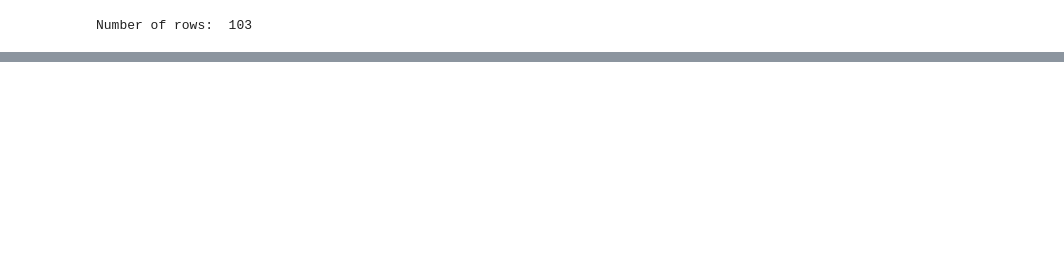
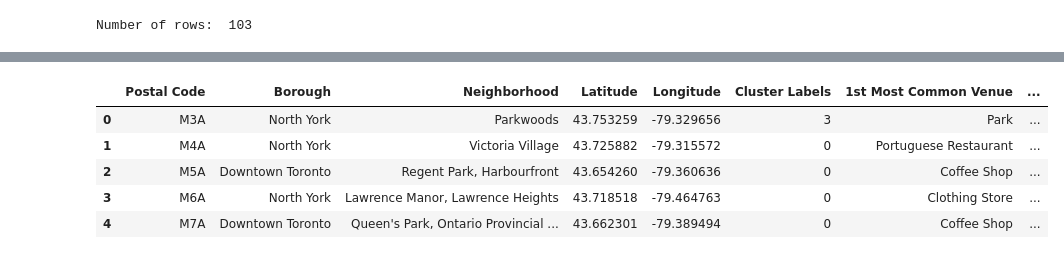
Before and after one commit to shahabsh92/Coursera_Capstone, a Jupyter notebook: Capstone_Week3.ipynb, the cells around one changed output, grey strips where cells are left out. Saved outputs shown, nothing was run; the diff lists cells and outputs as text; code cells hidden in the pictures; blank space fills up the shorter version.

```diff
--- a/Capstone_Week3.ipynb
+++ b/Capstone_Week3.ipynb
@@ -62,0 +265,19 @@ Number of rows:  103
+# %%
+num_top_venues = 10
+
+indicators = ['st', 'nd', 'rd']
+columns = ['Neighborhood']
+for ind in np.arange(num_top_venues):
+    try:
+        columns.append('{}{} Most Common Venue'.format(ind+1, indicators[ind]))
+    except:
+        columns.append('{}th Most Common Venue'.format(ind+1))
+
+# create a new dataframe
+neighborhoods_venues_sorted = pd.DataFrame(columns=columns)
+neighborhoods_venues_sorted['Neighborhood'] = toronto_grouped['Neighborhood']
+
+for ind in np.arange(toronto_grouped.shape[0]):
+    neighborhoods_venues_sorted.iloc[ind, 1:] = return_most_common_venues(toronto_grouped.iloc[ind, :], num_top_venues)
+
+neighborhoods_venues_sorted.head()
@@ -62,0 +291,13 @@ Number of rows:  103
+# %%
+kclusters = 5
+neigh_venues_grouped = toronto_neighborhoods_venues_grouped.set_index('Neighborhood') #toronto_neighborhoods_venues.drop('Neighborhood', 1)
+kmeans = KMeans(n_clusters=kclusters, random_state=0).fit(neigh_venues_grouped)
+
+map_clusters = folium.Map(location=[latitude, longitude], zoom_start=10)
+
+neighborhoods_venues_sorted.insert(0, 'Cluster Labels', kmeans.labels_)
+
+
+
+neighborhoods_venues_sorted['Cluster Labels']=neighborhoods_venues_sorted['Cluster Labels'].astype('int')
+neighborhoods_venues_sorted.head(20)
@@ -62,0 +322,4 @@ Number of rows:  103
+# %%
+toronto_merged = df_toronto
+toronto_merged = toronto_merged.join(neighborhoods_venues_sorted.set_index('Neighborhood'), on='Neighborhood')
+toronto_merged.shape
@@ -62,0 +332,3 @@ Number of rows:  103
+# %%
+toronto_merged.dropna(axis=0, inplace=True)
+toronto_merged['Cluster Labels']=toronto_merged['Cluster Labels'].astype('int')
@@ -62,0 +360,9 @@ Number of rows:  103
+# %%
+toronto_merged.head()
+# %% [output]
+|  | Postal Code | Borough | Neighborhood | Latitude | Longitude | Cluster Labels | 1st Most Common Venue | ... |
+| 0 | M3A | North York | Parkwoods | 43.753259 | -79.329656 | 3 | Park | ... |
+| 1 | M4A | North York | Victoria Village | 43.725882 | -79.315572 | 0 | Portuguese Restaurant | ... |
+| 2 | M5A | Downtown Toronto | Regent Park, Harbourfront | 43.654260 | -79.360636 | 0 | Coffee Shop | ... |
+| 3 | M6A | North York | Lawrence Manor, Lawrence Heights | 43.718518 | -79.464763 | 0 | Clothing Store | ... |
+| 4 | M7A | Downtown Toronto | Queen's Park, Ontario Provincial ... | 43.662301 | -79.389494 | 0 | Coffee Shop | ... |
```
Also changed, not shown: parts of 48 cells of this notebook.
